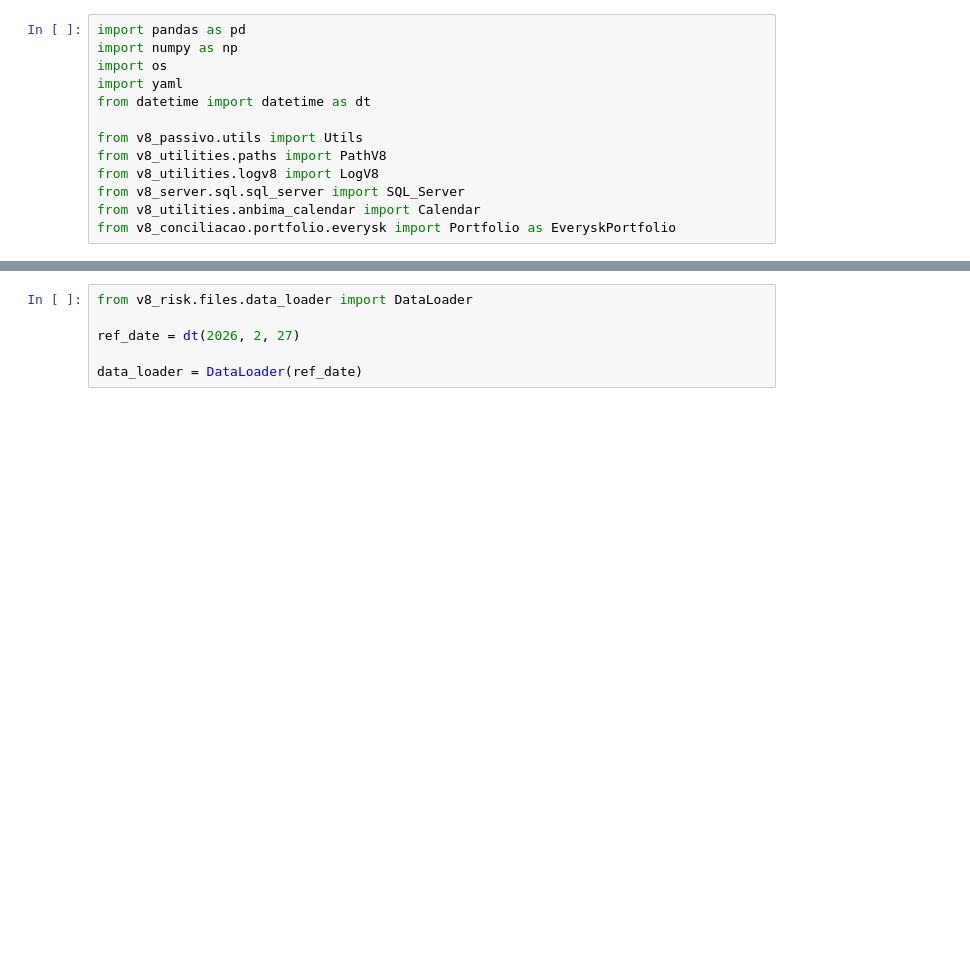
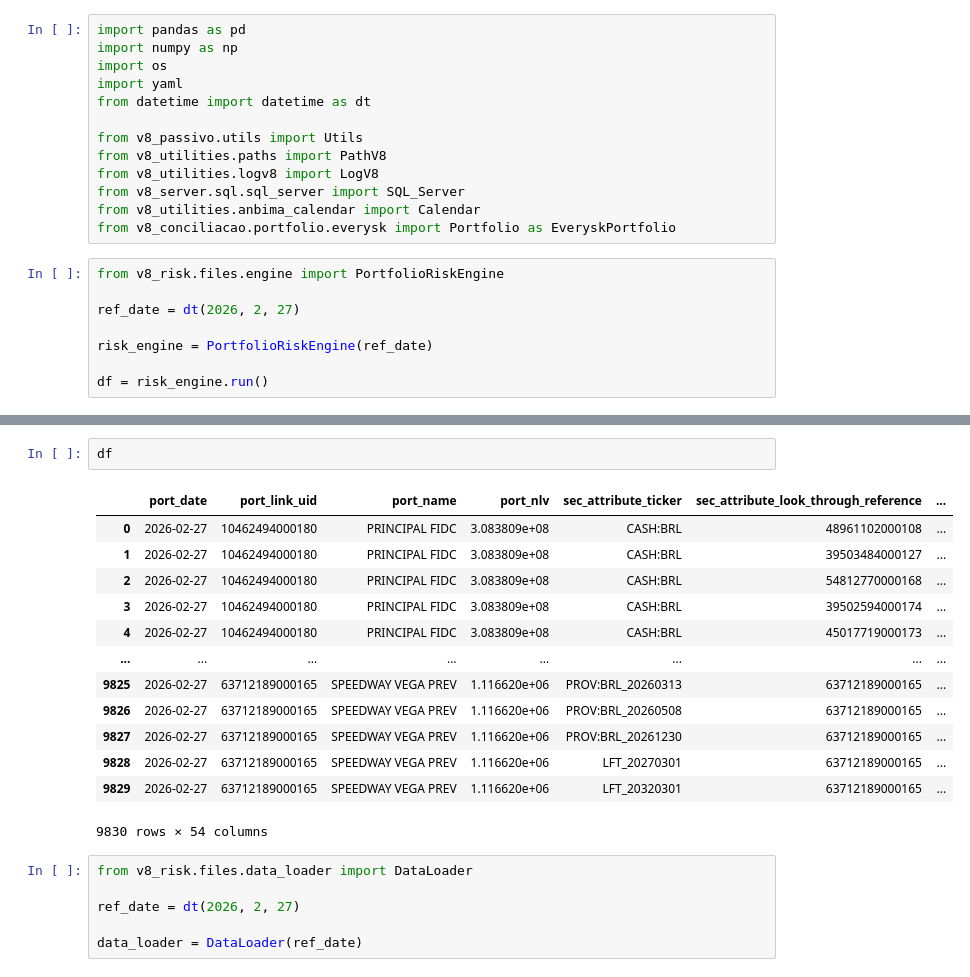
Before and after one commit to rafaeloliveiraV8/risk, a Jupyter notebook: v8_risk/files/teste.ipynb, the cells around one changed output, grey strips where cells are left out. Saved outputs shown, nothing was run; the diff lists cells and outputs as text; blank space fills up the shorter version.

```diff
--- a/v8_risk/files/teste.ipynb
+++ b/v8_risk/files/teste.ipynb
@@ -11,3 +11,11 @@ from v8_utilities.logv8 import LogV8
 from v8_server.sql.sql_server import SQL_Server
 from v8_utilities.anbima_calendar import Calendar
 from v8_conciliacao.portfolio.everysk import Portfolio as EveryskPortfolio
+# %%
+from v8_risk.files.engine import PortfolioRiskEngine
+
+ref_date = dt(2026, 2, 27)
+
+risk_engine = PortfolioRiskEngine(ref_date)
+
+df = risk_engine.run()
@@ -14,3 +41,19 @@ from v8_conciliacao.portfolio.everysk import Portfolio as EveryskPortfolio
+# %%
+df
+# %% [output]
+|  | port_date | port_link_uid | port_name | port_nlv | sec_attribute_ticker | sec_attribute_look_through_reference | ... |
+| 0 | 2026-02-27 | 10462494000180 | PRINCIPAL FIDC | 3.083809e+08 | CASH:BRL | 48961102000108 | ... |
+| 1 | 2026-02-27 | 10462494000180 | PRINCIPAL FIDC | 3.083809e+08 | CASH:BRL | 39503484000127 | ... |
+| 2 | 2026-02-27 | 10462494000180 | PRINCIPAL FIDC | 3.083809e+08 | CASH:BRL | 54812770000168 | ... |
+| 3 | 2026-02-27 | 10462494000180 | PRINCIPAL FIDC | 3.083809e+08 | CASH:BRL | 39502594000174 | ... |
+| 4 | 2026-02-27 | 10462494000180 | PRINCIPAL FIDC | 3.083809e+08 | CASH:BRL | 45017719000173 | ... |
+| ... | ... | ... | ... | ... | ... | ... | ... |
+| 9825 | 2026-02-27 | 63712189000165 | SPEEDWAY VEGA PREV | 1.116620e+06 | PROV:BRL_20260313 | 63712189000165 | ... |
+| 9826 | 2026-02-27 | 63712189000165 | SPEEDWAY VEGA PREV | 1.116620e+06 | PROV:BRL_20260508 | 63712189000165 | ... |
+| 9827 | 2026-02-27 | 63712189000165 | SPEEDWAY VEGA PREV | 1.116620e+06 | PROV:BRL_20261230 | 63712189000165 | ... |
+| 9828 | 2026-02-27 | 63712189000165 | SPEEDWAY VEGA PREV | 1.116620e+06 | LFT_20270301 | 63712189000165 | ... |
+| 9829 | 2026-02-27 | 63712189000165 | SPEEDWAY VEGA PREV | 1.116620e+06 | LFT_20320301 | 63712189000165 | ... |
+9830 rows × 54 columns
 # %%
 from v8_risk.files.data_loader import DataLoader
 
```
Also changed, not shown: parts of 2 cells of this notebook, 6 other files.
